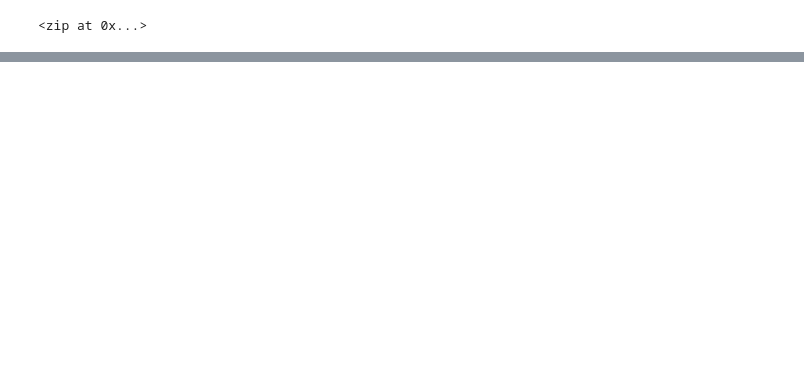
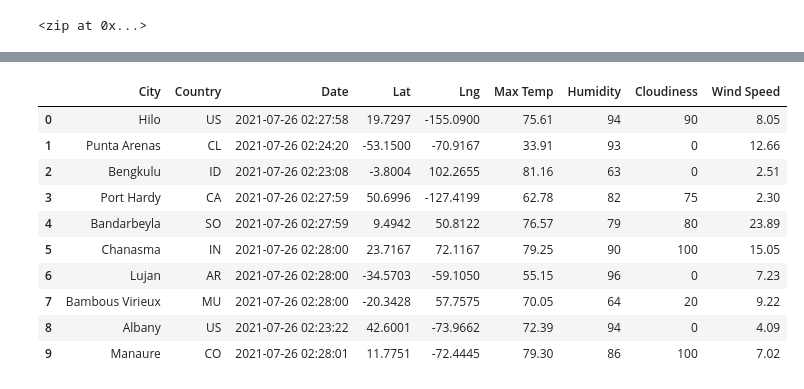
Before and after one commit to GaryG484/World_Weather_Analysis, a Jupyter notebook: WeatherPy.ipynb, the cells around one changed output, grey strips where cells are left out. Saved outputs shown, nothing was run; the diff lists cells and outputs as text; code cells hidden in the pictures; blank space fills up the shorter version.

```diff
--- a/WeatherPy.ipynb
+++ b/WeatherPy.ipynb
@@ -46,0 +196,19 @@ len(cities)
+# %%
+# Change the column order
+new_column_order  = ['City','Country','Date', 'Lat', 'Lng', 'Max Temp', 'Humidity', 'Cloudiness', 'Wind Speed',]
+
+# Assign district summary df the new column order.
+city_data_df = city_data_df[new_column_order]
+city_data_df.head(10)
+# %% [output]
+|  | City | Country | Date | Lat | Lng | Max Temp | Humidity | Cloudiness | Wind Speed |
+| 0 | Hilo | US | 2021-07-26 02:27:58 | 19.7297 | -155.0900 | 75.61 | 94 | 90 | 8.05 |
+| 1 | Punta Arenas | CL | 2021-07-26 02:24:20 | -53.1500 | -70.9167 | 33.91 | 93 | 0 | 12.66 |
+| 2 | Bengkulu | ID | 2021-07-26 02:23:08 | -3.8004 | 102.2655 | 81.16 | 63 | 0 | 2.51 |
+| 3 | Port Hardy | CA | 2021-07-26 02:27:59 | 50.6996 | -127.4199 | 62.78 | 82 | 75 | 2.30 |
+| 4 | Bandarbeyla | SO | 2021-07-26 02:27:59 | 9.4942 | 50.8122 | 76.57 | 79 | 80 | 23.89 |
+| 5 | Chanasma | IN | 2021-07-26 02:28:00 | 23.7167 | 72.1167 | 79.25 | 90 | 100 | 15.05 |
+| 6 | Lujan | AR | 2021-07-26 02:28:00 | -34.5703 | -59.1050 | 55.15 | 96 | 0 | 7.23 |
+| 7 | Bambous Virieux | MU | 2021-07-26 02:28:00 | -20.3428 | 57.7575 | 70.05 | 64 | 20 | 9.22 |
+| 8 | Albany | US | 2021-07-26 02:23:22 | 42.6001 | -73.9662 | 72.39 | 94 | 0 | 4.09 |
+| 9 | Manaure | CO | 2021-07-26 02:28:01 | 11.7751 | -72.4445 | 79.30 | 86 | 100 | 7.02 |
```
Also changed, not shown: parts of 6 cells of this notebook, 4 other files.
